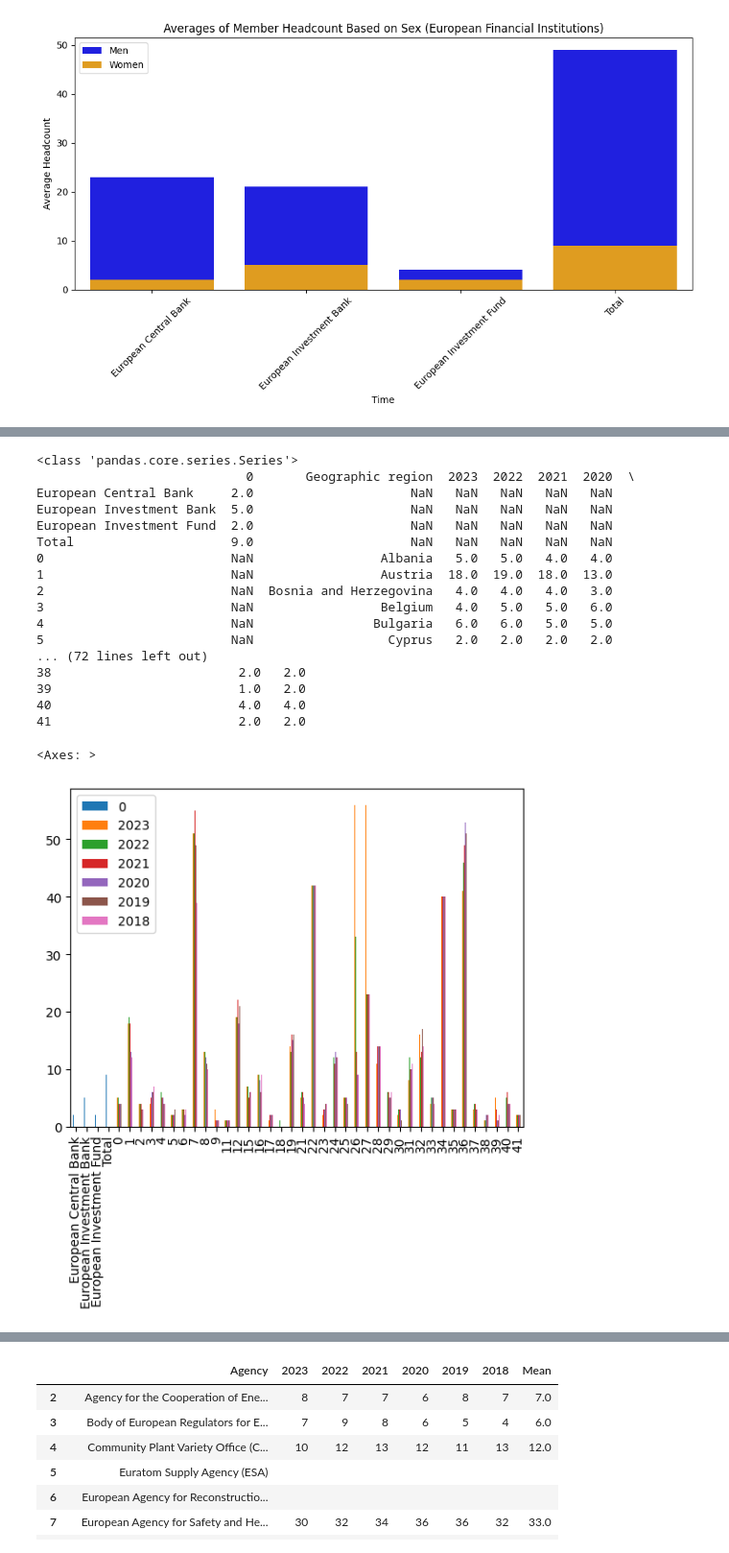
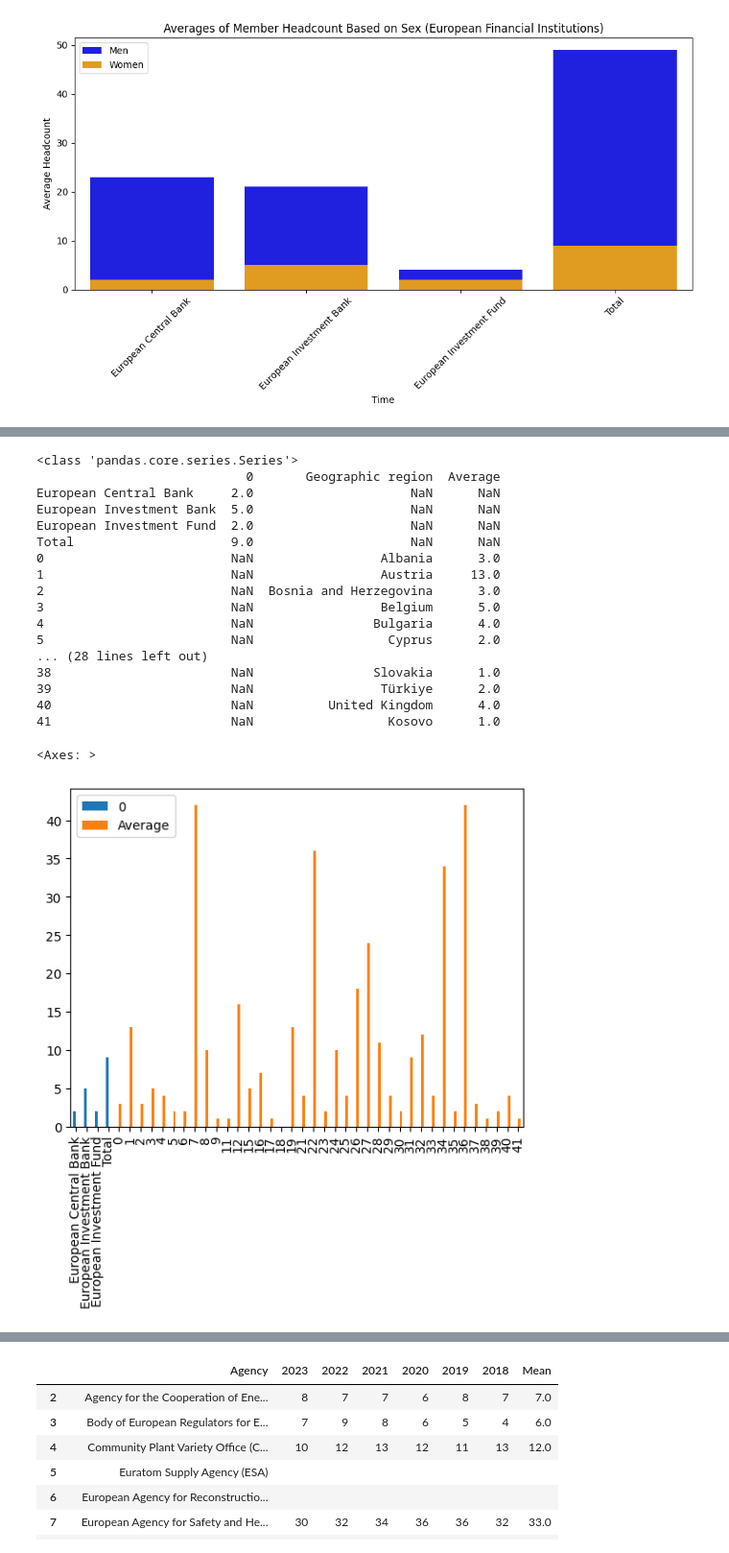
Before and after one commit to alicepicco333/wipEU, a Jupyter notebook: technical_analysis/averages_and_graphs.ipynb, the cells around one changed output, grey strips where cells are left out. Shown at 96% size. Cells and saved outputs as stored; diff of their text form; code cells hidden in the pictures.

```diff
--- a/technical_analysis/averages_and_graphs.ipynb
+++ b/technical_analysis/averages_and_graphs.ipynb
@@ -260,34 +261,34 @@ merged_df_final
 # %%
 print(type(df_european_financial_institutions_women))
-df_women_research_fundings = df_women_research_fundings.drop(index=20).drop(index=13).drop(index=14).drop(index=10)
-df_women_research_fundings = df_women_research_fundings.fillna("")
+# df_women_research_fundings = df_women_research_fundings.drop(index=20).drop(index=13).drop(index=14).drop(index=10)
+df_women_research_fundings = df_women_research_fundings.fillna(0)
 
 
 efw_wrf_concat = pd.concat([df_european_financial_institutions_women, df_women_research_fundings], axis=1)
-efw_wrf_concat.fillna('')
+efw_wrf_concat.fillna(0)
 
 print(efw_wrf_concat)
 efw_wrf_concat.plot(kind="bar")
 # %% [output]
 <class 'pandas.core.series.Series'>
-                            0       Geographic region  2023  2022  2021  2020  \
-European Central Bank     2.0                     NaN   NaN   NaN   NaN   NaN
-European Investment Bank  5.0                     NaN   NaN   NaN   NaN   NaN
-European Investment Fund  2.0                     NaN   NaN   NaN   NaN   NaN
-Total                     9.0                     NaN   NaN   NaN   NaN   NaN
-0                         NaN                 Albania   5.0   5.0   4.0   4.0
-1                         NaN                 Austria  18.0  19.0  18.0  13.0
-2                         NaN  Bosnia and Herzegovina   4.0   4.0   4.0   3.0
-3                         NaN                 Belgium   4.0   5.0   5.0   6.0
-4                         NaN                Bulgaria   6.0   6.0   5.0   5.0
-5                         NaN                  Cyprus   2.0   2.0   2.0   2.0
-... (72 lines left out)
-38                         2.0   2.0
-39                         1.0   2.0
-40                         4.0   4.0
-41                         2.0   2.0
+                            0       Geographic region  Average
+European Central Bank     2.0                     NaN      NaN
+European Investment Bank  5.0                     NaN      NaN
+European Investment Fund  2.0                     NaN      NaN
+Total                     9.0                     NaN      NaN
+0                         NaN                 Albania      3.0
+1                         NaN                 Austria     13.0
+2                         NaN  Bosnia and Herzegovina      3.0
+3                         NaN                 Belgium      5.0
+4                         NaN                Bulgaria      4.0
+5                         NaN                  Cyprus      2.0
+... (28 lines left out)
+38                        NaN                Slovakia      1.0
+39                        NaN                 Türkiye      2.0
+40                        NaN          United Kingdom      4.0
+41                        NaN                  Kosovo      1.0
 <Axes: >
-[figure, old version]
+[figure, new version]
 # %%
 # df_women_research_fundings.head()
 def average_calculator_new(dataframe):
```
Also changed, not shown: parts of 9 cells of this notebook.
